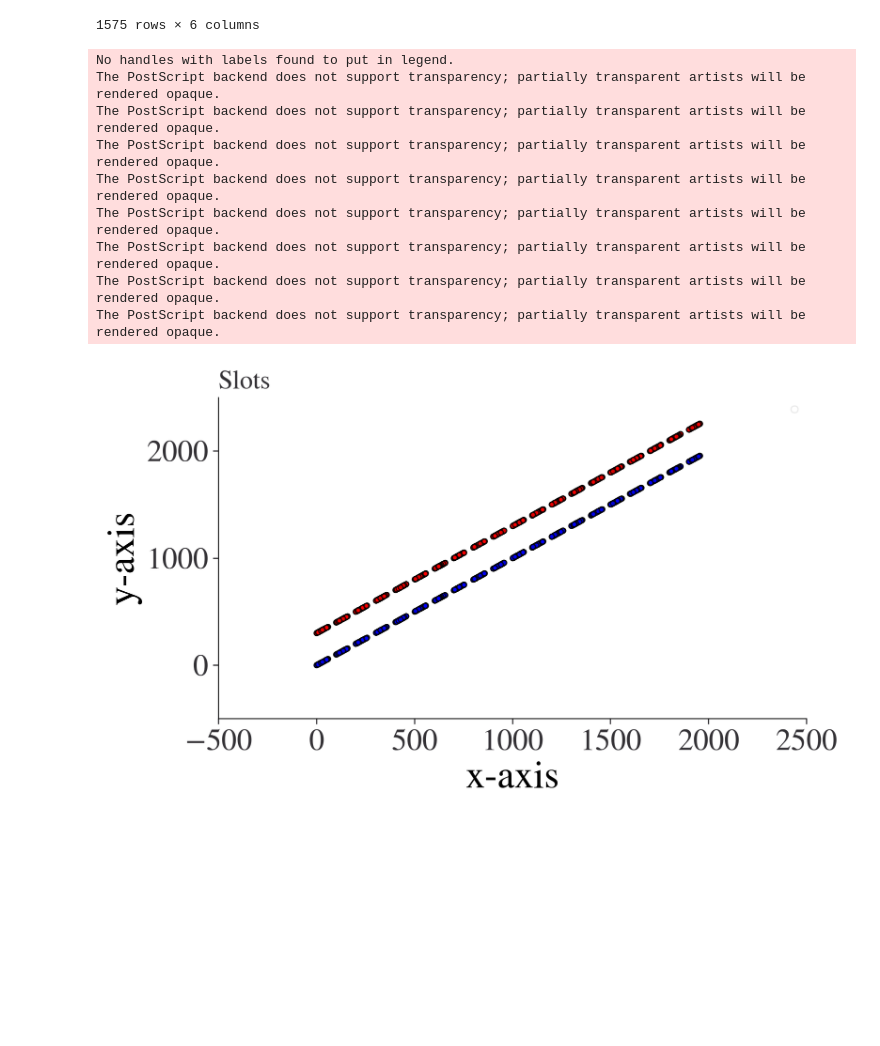
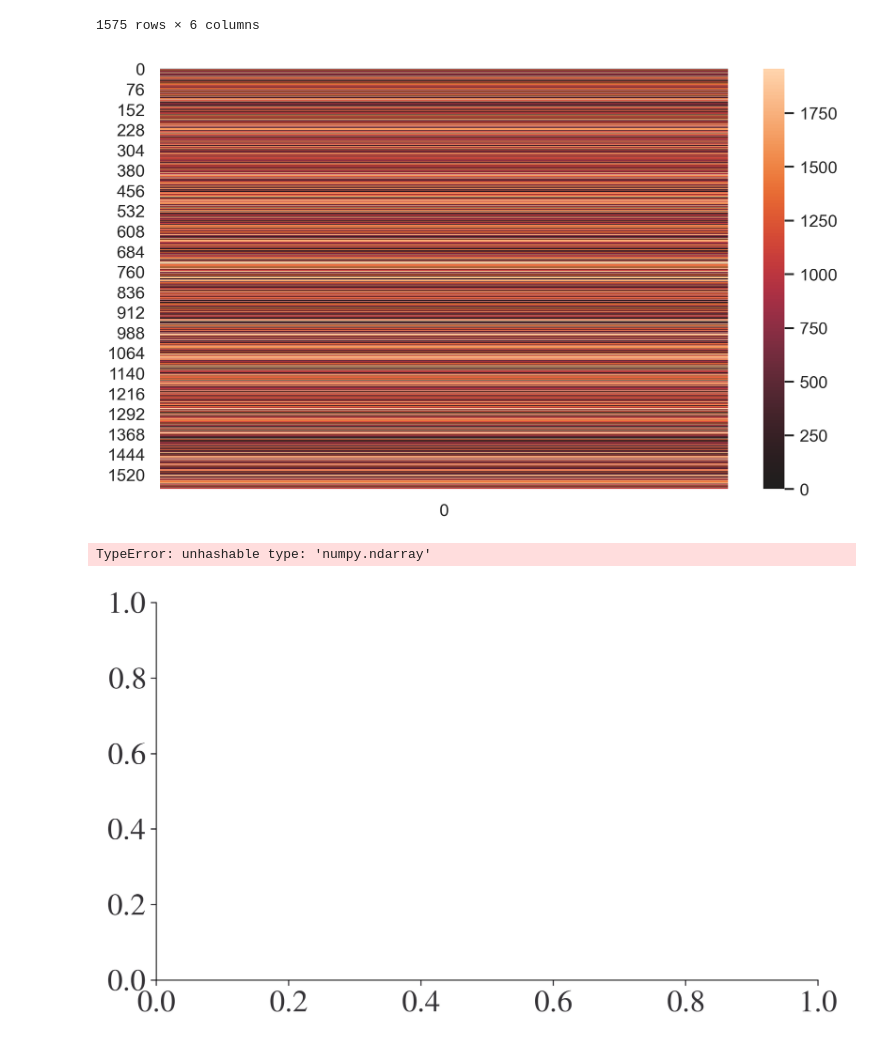
Before and after one commit to vbvGit/MTP, a Jupyter notebook: VTM/scatter_plots_of_entities.ipynb, the cells around one changed output. Cells and saved outputs as stored; diff of their text form; code cells hidden in the pictures; blank space fills up the shorter version.

```diff
--- a/VTM/scatter_plots_of_entities.ipynb
+++ b/VTM/scatter_plots_of_entities.ipynb
@@ -112,25 +112,19 @@ applicants
 1575 rows × 6 columns
 # %%
 y_s=applicants[["slot_start"]].to_numpy()
-y_e=applicants[["slot_end"]].to_numpy()
+# y_e=applicants[["slot_end"]].to_numpy()
+import seaborn as sns; sns.set_theme()
+ax = sns.heatmap(y_s,center=0)
+# %% [output]
+[figure, added]
 # %%
-plt.scatter(_,y_s, c="blue",alpha=0.8,s=10)
-plt.scatter(_,y_e, c="red",alpha=0.8,s=10)
 
-plt.legend(loc='best',fontsize=11)
-plt.title('Slots')
-plt.xlabel('x-axis',)
-plt.ylabel('y-axis')
-plt.savefig('D:\\python_apps\\MTP\\Plots\\slots.eps', format='eps',dpi=300)
-plt.show()
+# plt.legend(loc='best',fontsize=11)
+# plt.title('Slots')
+# plt.xlabel('x-axis',)
+# plt.ylabel('y-axis')
+# plt.savefig('D:\\python_apps\\MTP\\Plots\\slots.eps', format='eps',dpi=300)
+# plt.show()
 # %% [output]
-No handles with labels found to put in legend.
-The PostScript backend does not support transparency; partially transparent artists will be rendered opaque.
-The PostScript backend does not support transparency; partially transparent artists will be rendered opaque.
-The PostScript backend does not support transparency; partially transparent artists will be rendered opaque.
-The PostScript backend does not support transparency; partially transparent artists will be rendered opaque.
-The PostScript backend does not support transparency; partially transparent artists will be rendered opaque.
-The PostScript backend does not support transparency; partially transparent artists will be rendered opaque.
-The PostScript backend does not support transparency; partially transparent artists will be rendered opaque.
-The PostScript backend does not support transparency; partially transparent artists will be rendered opaque.
+TypeError: unhashable type: 'numpy.ndarray'
-[figure, old version]
+[figure, new version]
```
Also changed, not shown: 2 other files.
